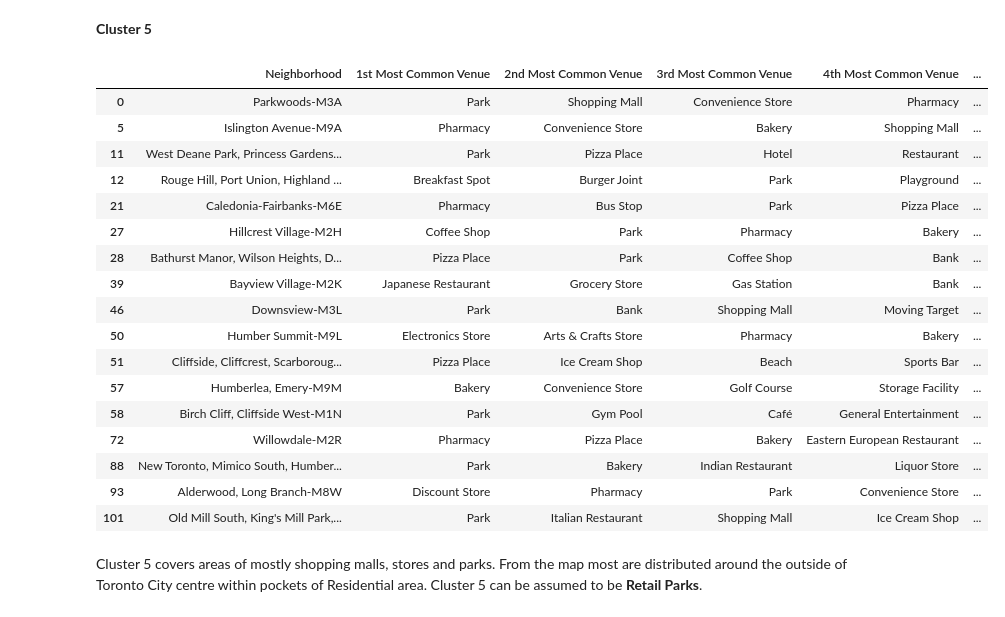
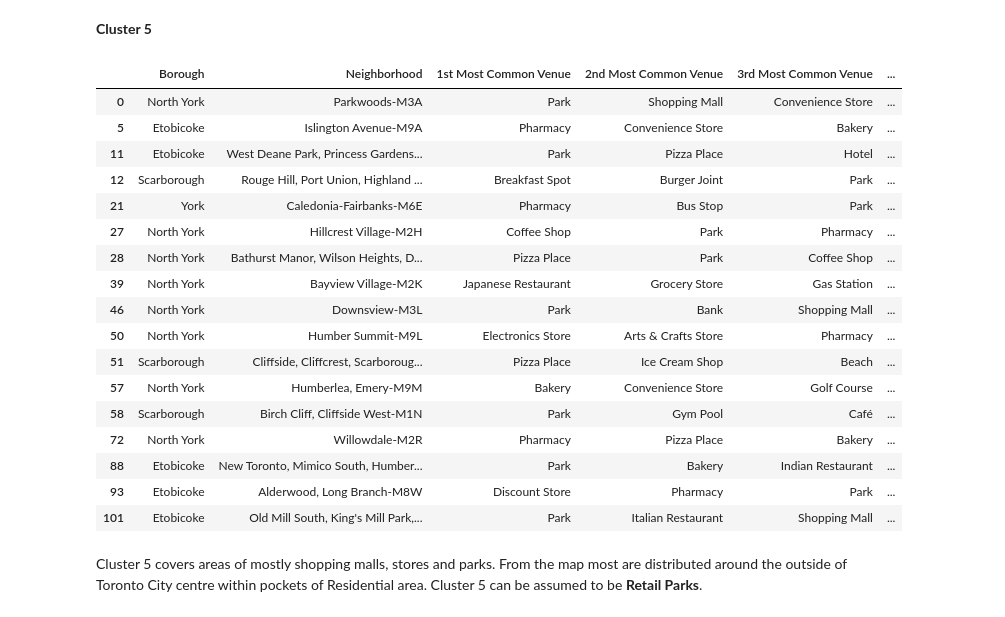
Before and after one commit to chiew-seng-chun/Coursera_IBM_Capstone, a Jupyter notebook: Week_3_Submission.ipynb, the cells around one changed output. Saved outputs shown, nothing was run; the diff lists cells and outputs as text; code cells hidden in the pictures.

```diff
--- a/Week_3_Submission.ipynb
+++ b/Week_3_Submission.ipynb
@@ -671,26 +671,26 @@ Cluster 4 covers areas of establishments providing food mostly
 # %% [markdown]
 __Cluster 5__
 # %%
-toronto_merged.loc[toronto_merged['Cluster Labels'] == 4, toronto_merged.columns[[2] + list(range(6, toronto_merged.shape[1]))]]
+toronto_merged.loc[toronto_merged['Cluster Labels'] == 4, toronto_merged.columns[[1,2] + list(range(6, toronto_merged.shape[1]))]]
 # %% [output]
-|  | Neighborhood | 1st Most Common Venue | 2nd Most Common Venue | 3rd Most Common Venue | 4th Most Common Venue | ... |
-| 0 | Parkwoods-M3A | Park | Shopping Mall | Convenience Store | Pharmacy | ... |
-| 5 | Islington Avenue-M9A | Pharmacy | Convenience Store | Bakery | Shopping Mall | ... |
-| 11 | West Deane Park, Princess Gardens... | Park | Pizza Place | Hotel | Restaurant | ... |
-| 12 | Rouge Hill, Port Union, Highland ... | Breakfast Spot | Burger Joint | Park | Playground | ... |
-| 21 | Caledonia-Fairbanks-M6E | Pharmacy | Bus Stop | Park | Pizza Place | ... |
-| 27 | Hillcrest Village-M2H | Coffee Shop | Park | Pharmacy | Bakery | ... |
-| 28 | Bathurst Manor, Wilson Heights, D... | Pizza Place | Park | Coffee Shop | Bank | ... |
-| 39 | Bayview Village-M2K | Japanese Restaurant | Grocery Store | Gas Station | Bank | ... |
-| 46 | Downsview-M3L | Park | Bank | Shopping Mall | Moving Target | ... |
-| 50 | Humber Summit-M9L | Electronics Store | Arts & Crafts Store | Pharmacy | Bakery | ... |
-| 51 | Cliffside, Cliffcrest, Scarboroug... | Pizza Place | Ice Cream Shop | Beach | Sports Bar | ... |
-| 57 | Humberlea, Emery-M9M | Bakery | Convenience Store | Golf Course | Storage Facility | ... |
-| 58 | Birch Cliff, Cliffside West-M1N | Park | Gym Pool | Café | General Entertainment | ... |
-| 72 | Willowdale-M2R | Pharmacy | Pizza Place | Bakery | Eastern European Restaurant | ... |
-| 88 | New Toronto, Mimico South, Humber... | Park | Bakery | Indian Restaurant | Liquor Store | ... |
-| 93 | Alderwood, Long Branch-M8W | Discount Store | Pharmacy | Park | Convenience Store | ... |
-| 101 | Old Mill South, King's Mill Park,... | Park | Italian Restaurant | Shopping Mall | Ice Cream Shop | ... |
+|  | Borough | Neighborhood | 1st Most Common Venue | 2nd Most Common Venue | 3rd Most Common Venue | ... |
+| 0 | North York | Parkwoods-M3A | Park | Shopping Mall | Convenience Store | ... |
+| 5 | Etobicoke | Islington Avenue-M9A | Pharmacy | Convenience Store | Bakery | ... |
+| 11 | Etobicoke | West Deane Park, Princess Gardens... | Park | Pizza Place | Hotel | ... |
+| 12 | Scarborough | Rouge Hill, Port Union, Highland ... | Breakfast Spot | Burger Joint | Park | ... |
+| 21 | York | Caledonia-Fairbanks-M6E | Pharmacy | Bus Stop | Park | ... |
+| 27 | North York | Hillcrest Village-M2H | Coffee Shop | Park | Pharmacy | ... |
+| 28 | North York | Bathurst Manor, Wilson Heights, D... | Pizza Place | Park | Coffee Shop | ... |
+| 39 | North York | Bayview Village-M2K | Japanese Restaurant | Grocery Store | Gas Station | ... |
+| 46 | North York | Downsview-M3L | Park | Bank | Shopping Mall | ... |
+| 50 | North York | Humber Summit-M9L | Electronics Store | Arts & Crafts Store | Pharmacy | ... |
+| 51 | Scarborough | Cliffside, Cliffcrest, Scarboroug... | Pizza Place | Ice Cream Shop | Beach | ... |
+| 57 | North York | Humberlea, Emery-M9M | Bakery | Convenience Store | Golf Course | ... |
+| 58 | Scarborough | Birch Cliff, Cliffside West-M1N | Park | Gym Pool | Café | ... |
+| 72 | North York | Willowdale-M2R | Pharmacy | Pizza Place | Bakery | ... |
+| 88 | Etobicoke | New Toronto, Mimico South, Humber... | Park | Bakery | Indian Restaurant | ... |
+| 93 | Etobicoke | Alderwood, Long Branch-M8W | Discount Store | Pharmacy | Park | ... |
+| 101 | Etobicoke | Old Mill South, King's Mill Park,... | Park | Italian Restaurant | Shopping Mall | ... |
 # %% [markdown]
 Cluster 5 covers areas of mostly shopping malls, stores and parks. From the map most are distributed around the outside of Toronto City centre within pockets of Residential area. Cluster 5 can be assumed to be __Retail Parks__.
 # %% [markdown]
```
Also changed, not shown: parts of 5 cells of this notebook.
